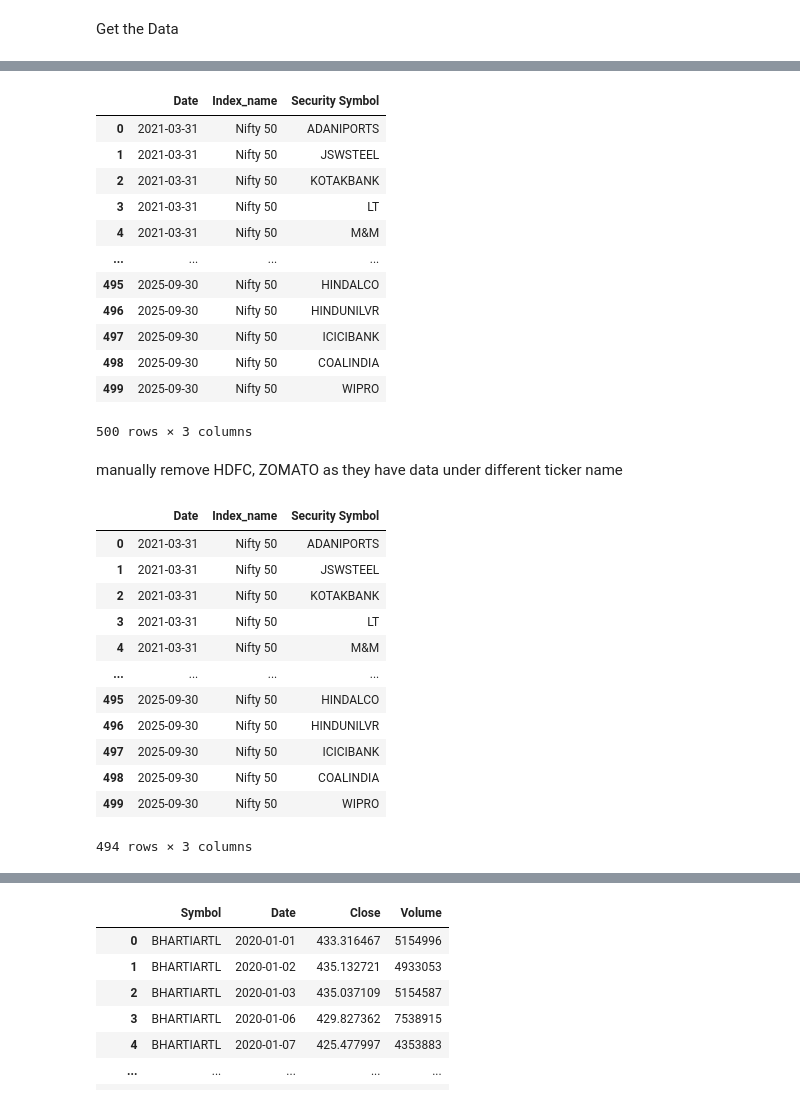
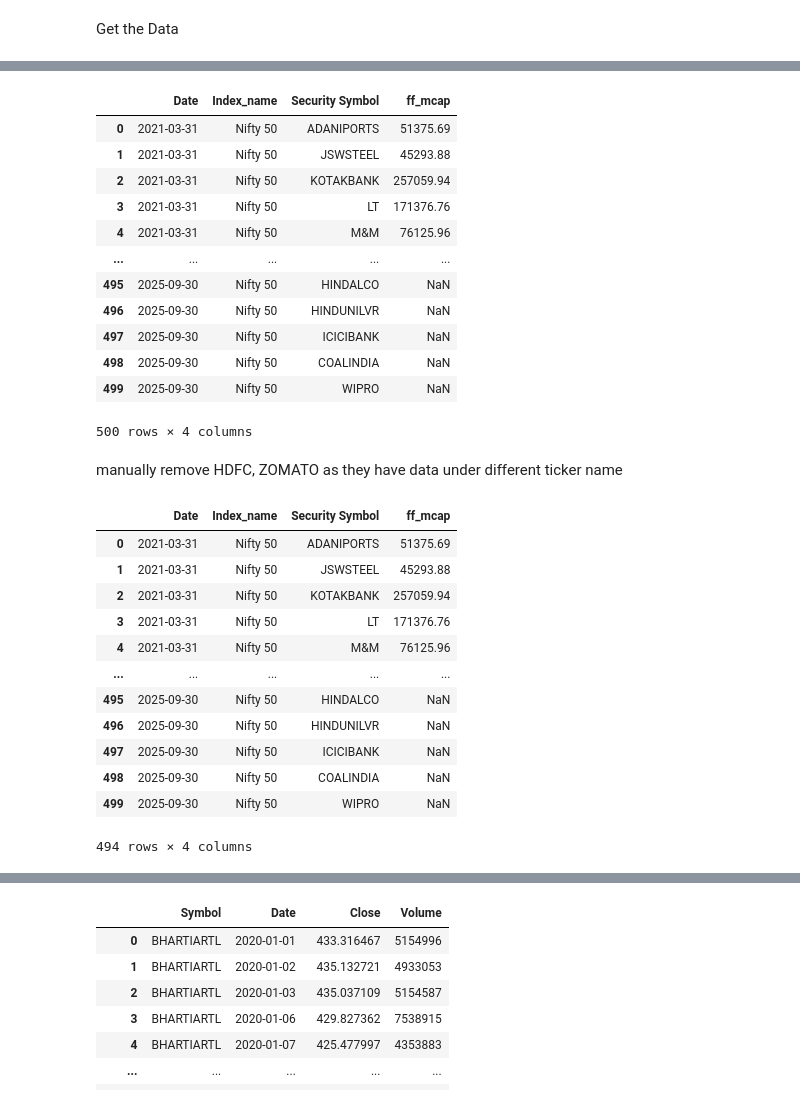
Before and after one commit to learner112/WQU_Capstone_Project, a Jupyter notebook: data_preperation.ipynb, the cells around one changed output, grey strips where cells are left out. Drawn from its saved outputs; the diff is of its cells as text; code cells hidden in the pictures.

```diff
--- a/data_preperation.ipynb
+++ b/data_preperation.ipynb
@@ -32,40 +32,41 @@ index_values
 # %%
-index_cons = pd.read_csv(base_dir + index_cons_file, parse_dates=['Date'], usecols=['Date', 'Security Symbol'])
+index_cons = pd.read_csv(base_dir + index_cons_file, parse_dates=['Date'], usecols=['Date', 'Security Symbol', 'Free Float Market Capitalisation (Rs. Crores)'])
 index_cons.insert(1, 'Index_name', 'Nifty 50')
+index_cons.rename(columns={'Free Float Market Capitalisation (Rs. Crores)': 'ff_mcap'}, inplace=True)
 index_cons
 # %% [output]
-|  | Date | Index_name | Security Symbol |
-| 0 | 2021-03-31 | Nifty 50 | ADANIPORTS |
-| 1 | 2021-03-31 | Nifty 50 | JSWSTEEL |
-| 2 | 2021-03-31 | Nifty 50 | KOTAKBANK |
-| 3 | 2021-03-31 | Nifty 50 | LT |
-| 4 | 2021-03-31 | Nifty 50 | M&M |
-| ... | ... | ... | ... |
-| 495 | 2025-09-30 | Nifty 50 | HINDALCO |
-| 496 | 2025-09-30 | Nifty 50 | HINDUNILVR |
-| 497 | 2025-09-30 | Nifty 50 | ICICIBANK |
-| 498 | 2025-09-30 | Nifty 50 | COALINDIA |
-| 499 | 2025-09-30 | Nifty 50 | WIPRO |
+|  | Date | Index_name | Security Symbol | ff_mcap |
+| 0 | 2021-03-31 | Nifty 50 | ADANIPORTS | 51375.69 |
+| 1 | 2021-03-31 | Nifty 50 | JSWSTEEL | 45293.88 |
+| 2 | 2021-03-31 | Nifty 50 | KOTAKBANK | 257059.94 |
+| 3 | 2021-03-31 | Nifty 50 | LT | 171376.76 |
+| 4 | 2021-03-31 | Nifty 50 | M&M | 76125.96 |
+| ... | ... | ... | ... | ... |
+| 495 | 2025-09-30 | Nifty 50 | HINDALCO | NaN |
+| 496 | 2025-09-30 | Nifty 50 | HINDUNILVR | NaN |
+| 497 | 2025-09-30 | Nifty 50 | ICICIBANK | NaN |
+| 498 | 2025-09-30 | Nifty 50 | COALINDIA | NaN |
+| 499 | 2025-09-30 | Nifty 50 | WIPRO | NaN |
-500 rows × 3 columns
+500 rows × 4 columns
 # %% [markdown]
 manually remove HDFC, ZOMATO as they have data under different ticker name
 # %%
 index_cons = index_cons[~index_cons['Security Symbol'].isin(['HDFC', 'ZOMATO'])]
 index_cons
 # %% [output]
-|  | Date | Index_name | Security Symbol |
-| 0 | 2021-03-31 | Nifty 50 | ADANIPORTS |
-| 1 | 2021-03-31 | Nifty 50 | JSWSTEEL |
-| 2 | 2021-03-31 | Nifty 50 | KOTAKBANK |
-| 3 | 2021-03-31 | Nifty 50 | LT |
-| 4 | 2021-03-31 | Nifty 50 | M&M |
-| ... | ... | ... | ... |
-| 495 | 2025-09-30 | Nifty 50 | HINDALCO |
-| 496 | 2025-09-30 | Nifty 50 | HINDUNILVR |
-| 497 | 2025-09-30 | Nifty 50 | ICICIBANK |
-| 498 | 2025-09-30 | Nifty 50 | COALINDIA |
-| 499 | 2025-09-30 | Nifty 50 | WIPRO |
+|  | Date | Index_name | Security Symbol | ff_mcap |
+| 0 | 2021-03-31 | Nifty 50 | ADANIPORTS | 51375.69 |
+| 1 | 2021-03-31 | Nifty 50 | JSWSTEEL | 45293.88 |
+| 2 | 2021-03-31 | Nifty 50 | KOTAKBANK | 257059.94 |
+| 3 | 2021-03-31 | Nifty 50 | LT | 171376.76 |
+| 4 | 2021-03-31 | Nifty 50 | M&M | 76125.96 |
+| ... | ... | ... | ... | ... |
+| 495 | 2025-09-30 | Nifty 50 | HINDALCO | NaN |
+| 496 | 2025-09-30 | Nifty 50 | HINDUNILVR | NaN |
+| 497 | 2025-09-30 | Nifty 50 | ICICIBANK | NaN |
+| 498 | 2025-09-30 | Nifty 50 | COALINDIA | NaN |
+| 499 | 2025-09-30 | Nifty 50 | WIPRO | NaN |
-494 rows × 3 columns
+494 rows × 4 columns
 # %%
 index_cons['Security Symbol'] = index_cons['Security Symbol'].replace('TATAMOTORS', 'TMCV')
 index_cons
```
Also changed, not shown: parts of 3 cells of this notebook, 16 other files.
